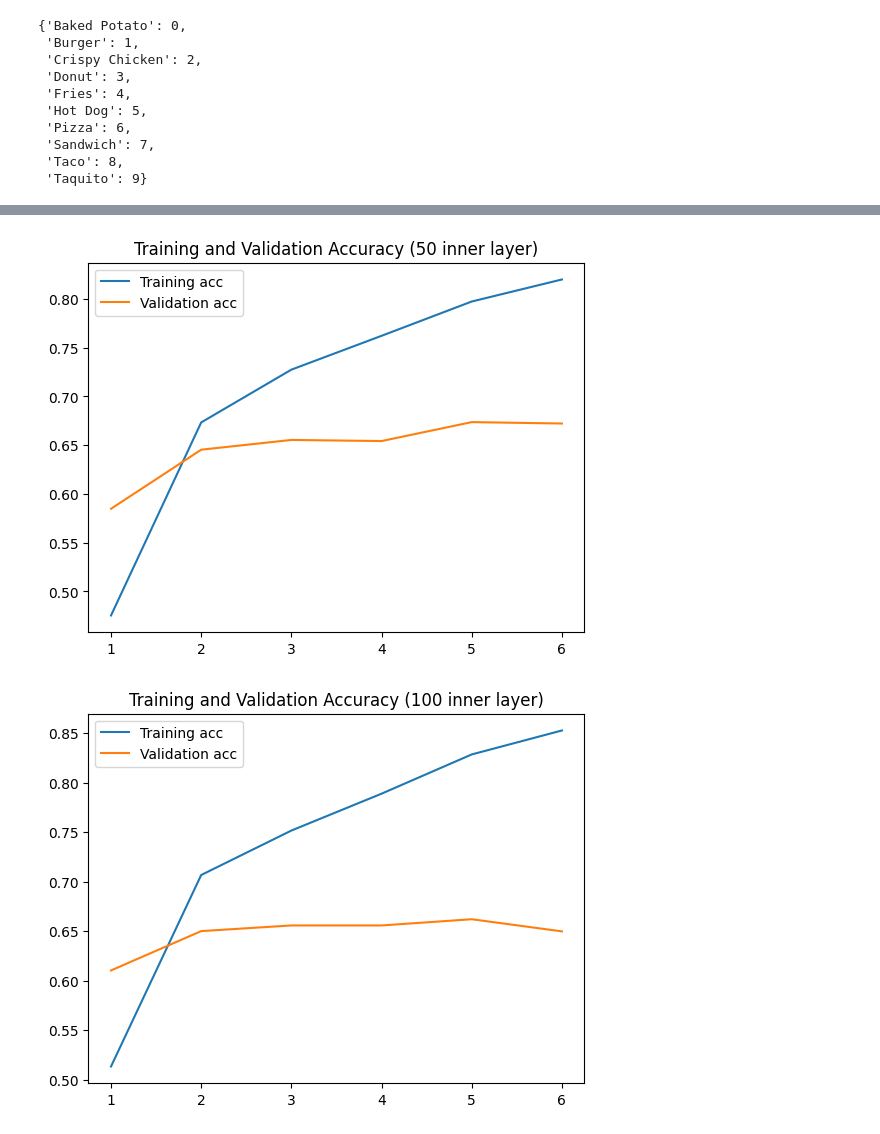
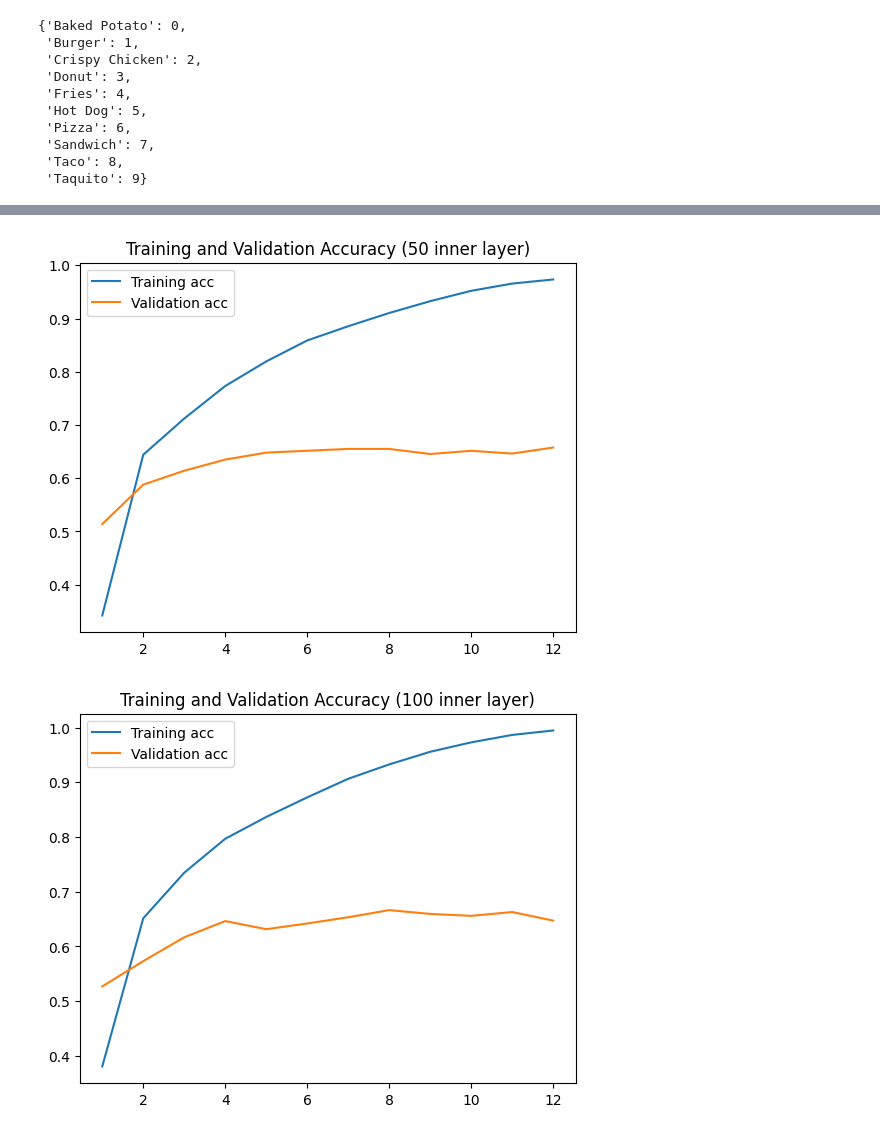
Before and after one commit to alejomaar/Machine-Learning-Zoomcamp, a Jupyter notebook: Capstone 1/notebook.ipynb, the cells around one changed output, grey strips where cells are left out. Drawn from its saved outputs; the diff is of its cells as text; code cells hidden in the pictures.

Commit message:
ADD more epoch

```diff
--- a/Capstone 1/notebook.ipynb
+++ b/Capstone 1/notebook.ipynb
@@ -81,10 +70,10 @@ def make_cnn_model(learning_rate=0.03, size_inner=100, droprate=0.5):
 # %%
 def create_generator(batch_size=126,**kwargs):
     train_gen = ImageDataGenerator(preprocessing_function=preprocess_input)
-    train_ds = train_gen.flow_from_directory(train_dir,  batch_size=batch_size, target_size=(128,128),**kwargs)
+    train_ds = train_gen.flow_from_directory(train_dir,  batch_size=batch_size, target_size=(150,150),**kwargs)
 
     valid_gen = ImageDataGenerator(preprocessing_function=preprocess_input)
-    val_ds = valid_gen.flow_from_directory(val_dir,  batch_size=batch_size, target_size=(128,128))
+    val_ds = valid_gen.flow_from_directory(val_dir,  batch_size=batch_size, target_size=(150,150))
 
     return train_ds,val_ds
 # %%
@@ -100,7 +89,7 @@ def train(model,train_ds,val_ds,epochs=3,path='model'):
         train_ds,
         epochs=epochs,
         validation_data=val_ds,
-        callbacks=[checkpoint]
+    #    callbacks=[checkpoint]
     )
     return history
 # %%
@@ -126,14 +115,13 @@ scores = {}
 
 for ind,size_inner in enumerate([50,100,150]):
     print(size_inner)
-    epochs =6
+    epochs =12
     filename = f'xception_v1_size_{size_inner}'
 
-    model = make_cnn_model(learning_rate=0.003, size_inner=size_inner, droprate=0.0)
+    model = make_cnn_model(learning_rate=0.004, size_inner=size_inner, droprate=0.0)
     history = train(model,train_ds,val_ds,epochs,filename)
     scores[size_inner] = history.history
-    del model
-    del history
+
     print()
     print()
 # %% [output]
@@ -165,14 +168,16 @@ scores =  [score_size_50,score_size_100,score_size_150]
 # %%
 layer_s = [50,100,150]
 for s,l in zip(scores,layer_s):
     acc = s['categorical_accuracy']
     val_acc= s['val_categorical_accuracy']
-    plt.plot(epochs, acc, label='Training acc')
-    plt.plot(epochs, val_acc, label='Validation acc')
+    epochs_iter = list(range(1,len(acc)+1))
+
+    plt.plot(epochs_iter, acc, label='Training acc')
+    plt.plot(epochs_iter, val_acc, label='Validation acc')
 
     plt.title(f'Training and Validation Accuracy ({l} inner layer)')
     plt.legend()
     plt.show()
 # %% [output]
-[figure, old version]
+[figure, new version]
-[figure, old version]
+[figure, new version]
```
Also changed, not shown: parts of 6 cells of this notebook.
